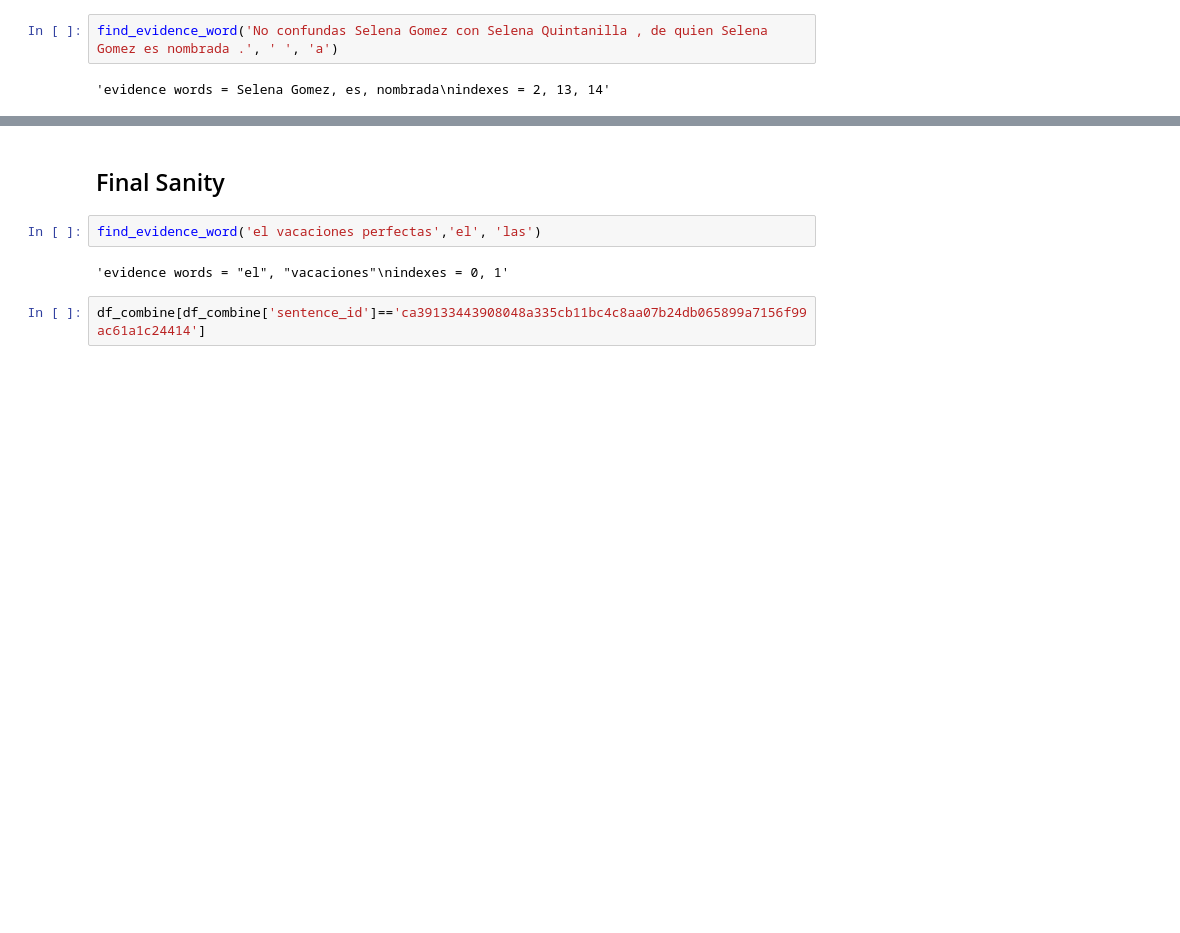
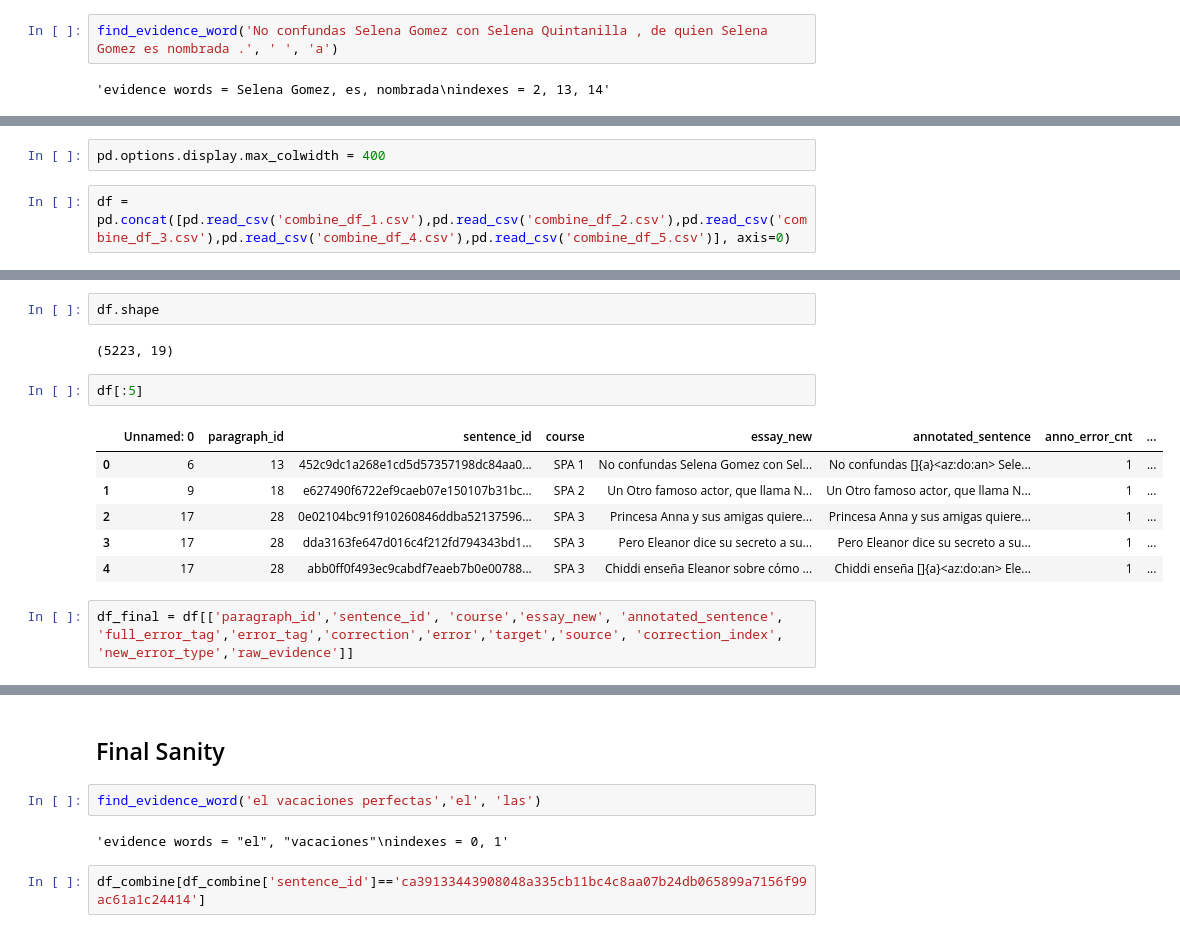
Before and after one commit to team-langbot/model_gec, a Jupyter notebook: EDA.ipynb, the cells around one changed output, grey strips where cells are left out. Saved outputs shown, nothing was run; the diff lists cells and outputs as text; blank space fills up the shorter version.

```diff
--- a/EDA.ipynb
+++ b/EDA.ipynb
@@ -780,0 +814,4 @@ df_combine_test = pd.concat([df_combine.sample(n=10, random_state=1), df_combine
+# %%
+pd.options.display.max_colwidth = 400
+# %%
+df = pd.concat([pd.read_csv('combine_df_1.csv'),pd.read_csv('combine_df_2.csv'),pd.read_csv('combine_df_3.csv'),pd.read_csv('combine_df_4.csv'),pd.read_csv('combine_df_5.csv')], axis=0)
@@ -780,0 +827,15 @@ df_combine_test = pd.concat([df_combine.sample(n=10, random_state=1), df_combine
+# %%
+df.shape
+# %% [output]
+(5223, 19)
+# %%
+df[:5]
+# %% [output]
+|  | Unnamed: 0 | paragraph_id | sentence_id | course | essay_new | annotated_sentence | anno_error_cnt | ... |
+| 0 | 6 | 13 | 452c9dc1a268e1cd5d57357198dc84aa0... | SPA 1 | No confundas Selena Gomez con Sel... | No confundas []{a}<az:do:an> Sele... | 1 | ... |
+| 1 | 9 | 18 | e627490f6722ef9caeb07e150107b31bc... | SPA 2 | Un Otro famoso actor, que llama N... | Un Otro famoso actor, que llama N... | 1 | ... |
+| 2 | 17 | 28 | 0e02104bc91f910260846ddba52137596... | SPA 3 | Princesa Anna y sus amigas quiere... | Princesa Anna y sus amigas quiere... | 1 | ... |
+| 3 | 17 | 28 | dda3163fe647d016c4f212fd794343bd1... | SPA 3 | Pero Eleanor dice su secreto a su... | Pero Eleanor dice su secreto a su... | 1 | ... |
+| 4 | 17 | 28 | abb0ff0f493ec9cabdf7eaeb7b0e00788... | SPA 3 | Chiddi enseña Eleanor sobre cómo ... | Chiddi enseña []{a}<az:do:an> Ele... | 1 | ... |
+# %%
+df_final = df[['paragraph_id','sentence_id', 'course','essay_new', 'annotated_sentence', 'full_error_tag','error_tag','correction','error','target','source', 'correction_index', 'new_error_type','raw_evidence']]
```
Also changed, not shown: parts of 48 cells of this notebook, 12 other files.
